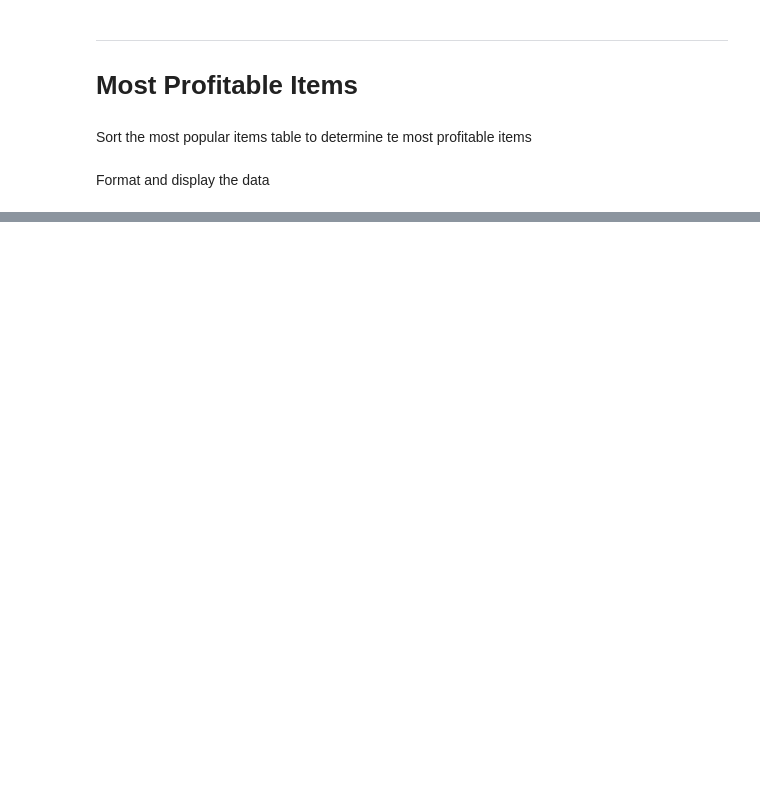
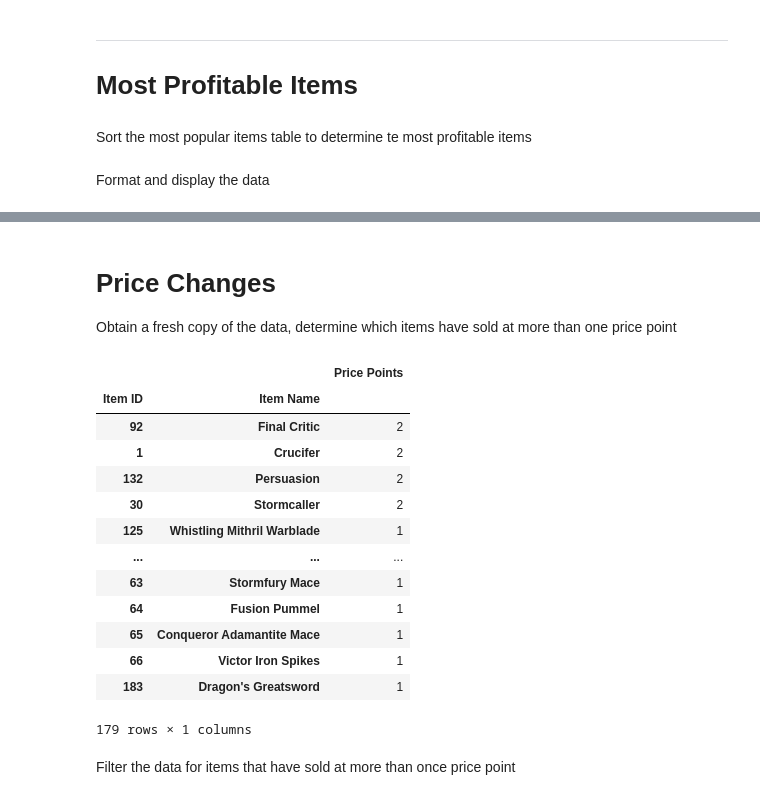
Before and after one commit to bakerv/pandas-challenge, a Jupyter notebook: HeroesOfPymoli/main.ipynb, the cells around one changed output, grey strips where cells are left out. Drawn from its saved outputs; the diff is of its cells as text; code cells hidden in the pictures; blank space fills up the shorter version.

```diff
--- a/HeroesOfPymoli/main.ipynb
+++ b/HeroesOfPymoli/main.ipynb
@@ -245,0 +265,24 @@ profitable_items.head().style.format({"Price":"${:.2f}","Total Revenue":"${:.2f}
+# %% [markdown]
+# Price Changes
+Obtain a fresh copy of the data, determine which items have sold at more than one price point
+# %%
+pricingdata = (rawdata.copy().groupby(["Item ID","Item Name"]).agg({'Price':'nunique'})
+               .rename(columns = {"Price":"Price Points"}).sort_values("Price Points",ascending =False))
+display(pricingdata)
+# %% [output]
+|  |  | Price Points |
+| Item ID | Item Name |  |
+| 92 | Final Critic | 2 |
+| 1 | Crucifer | 2 |
+| 132 | Persuasion | 2 |
+| 30 | Stormcaller | 2 |
+| 125 | Whistling Mithril Warblade | 1 |
+| ... | ... | ... |
+| 63 | Stormfury Mace | 1 |
+| 64 | Fusion Pummel | 1 |
+| 65 | Conqueror Adamantite Mace | 1 |
+| 66 | Victor Iron Spikes | 1 |
+| 183 | Dragon's Greatsword | 1 |
+179 rows × 1 columns
+# %% [markdown]
+Filter the data for items that have sold at more than once price point
```
Also changed, not shown: parts of 20 cells of this notebook.
